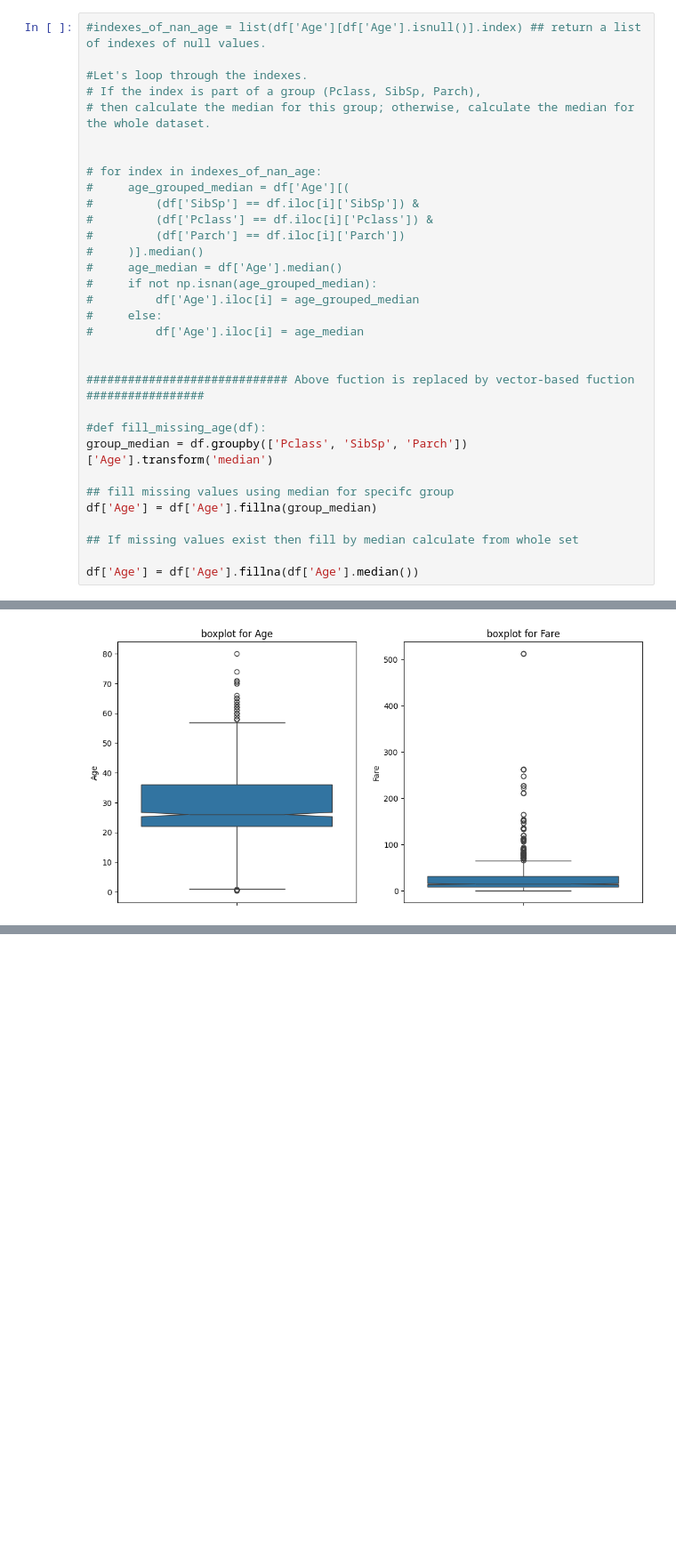
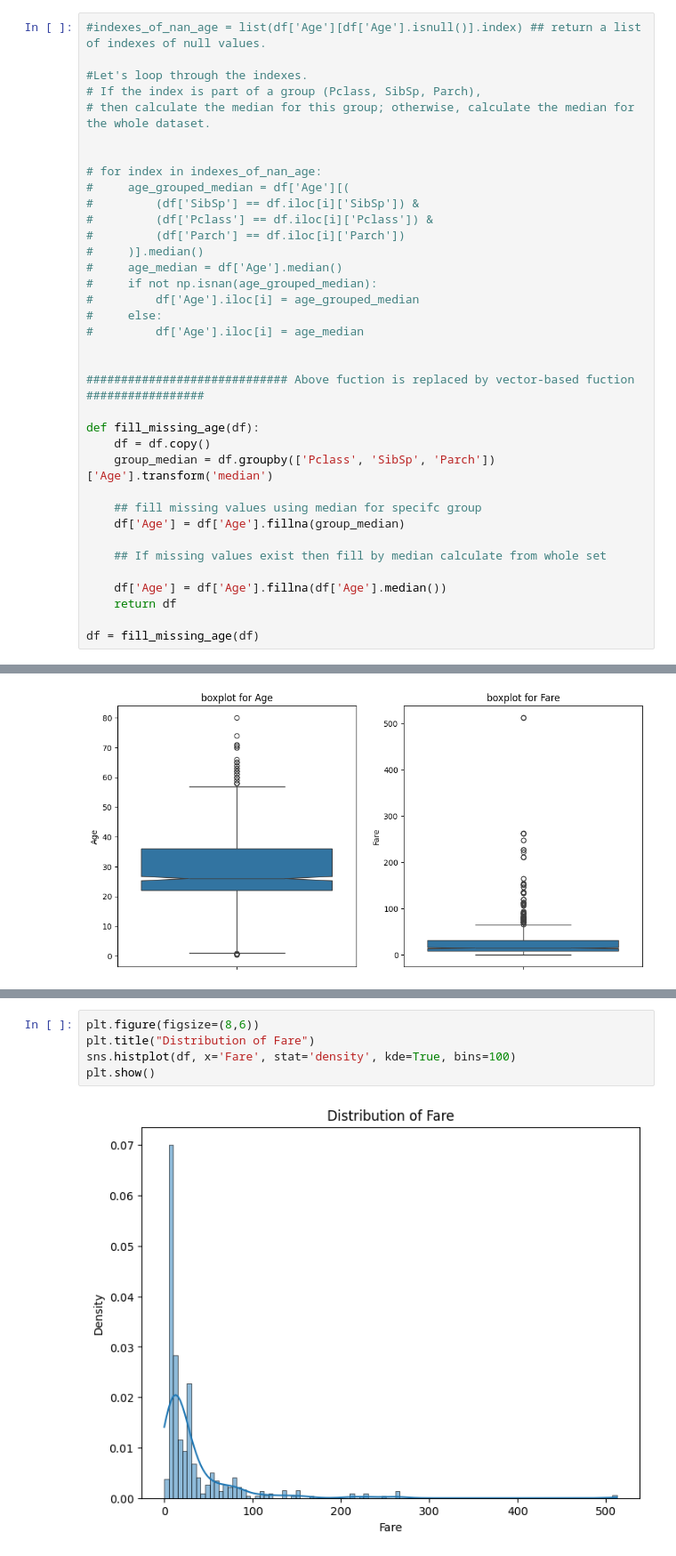
Before and after one commit to Moraw1993/Programowanie-SI, a Jupyter notebook: 5. Sklearn/titanic.ipynb, the cells around one changed output, grey strips where cells are left out. Shown: that part at 89% size. Saved outputs shown, nothing was run; the diff lists cells and outputs as text; blank space fills up the shorter version.

```diff
--- a/5. Sklearn/titanic.ipynb
+++ b/5. Sklearn/titanic.ipynb
@@ -610,15 +629,19 @@ plt.show()
 
 ############################# Above fuction is replaced by vector-based fuction #################
 
-#def fill_missing_age(df):
-group_median = df.groupby(['Pclass', 'SibSp', 'Parch'])['Age'].transform('median')
+def fill_missing_age(df):
+    df = df.copy()
+    group_median = df.groupby(['Pclass', 'SibSp', 'Parch'])['Age'].transform('median')
 
-## fill missing values using median for specifc group
-df['Age'] = df['Age'].fillna(group_median)
+    ## fill missing values using median for specifc group
+    df['Age'] = df['Age'].fillna(group_median)
 
-## If missing values exist then fill by median calculate from whole set
+    ## If missing values exist then fill by median calculate from whole set
 
-df['Age'] = df['Age'].fillna(df['Age'].median())
+    df['Age'] = df['Age'].fillna(df['Age'].median())
+    return df
+
+df = fill_missing_age(df)
 # %% [markdown]
 ---
 # %% [markdown]
@@ -639,0 +669,7 @@ for i, ax in enumerate(axes.flatten()):
+# %%
+plt.figure(figsize=(8,6))
+plt.title("Distribution of Fare")
+sns.histplot(df, x='Fare', stat='density', kde=True, bins=100)
+plt.show()
+# %% [output]
+[figure, added]
```
Also changed, not shown: parts of 47 cells of this notebook.
